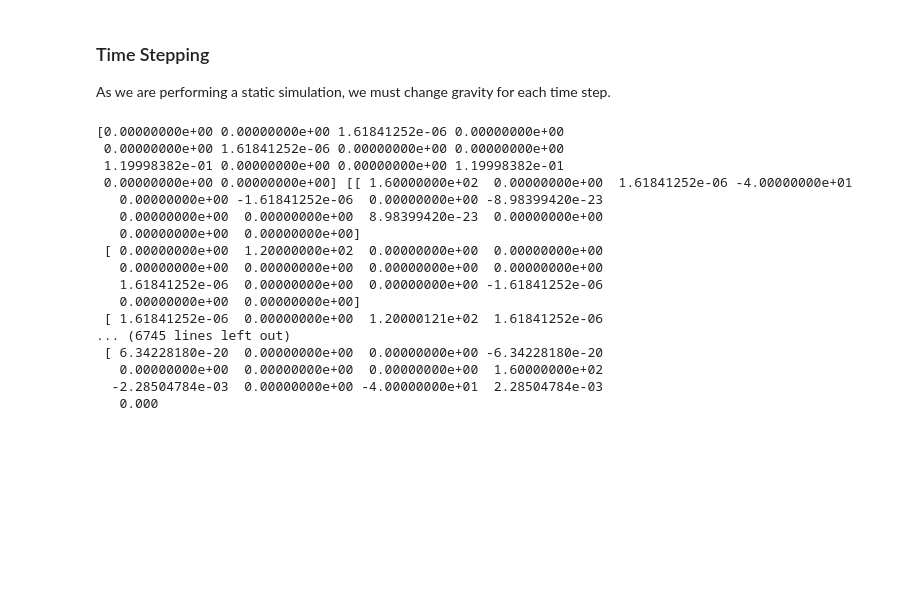
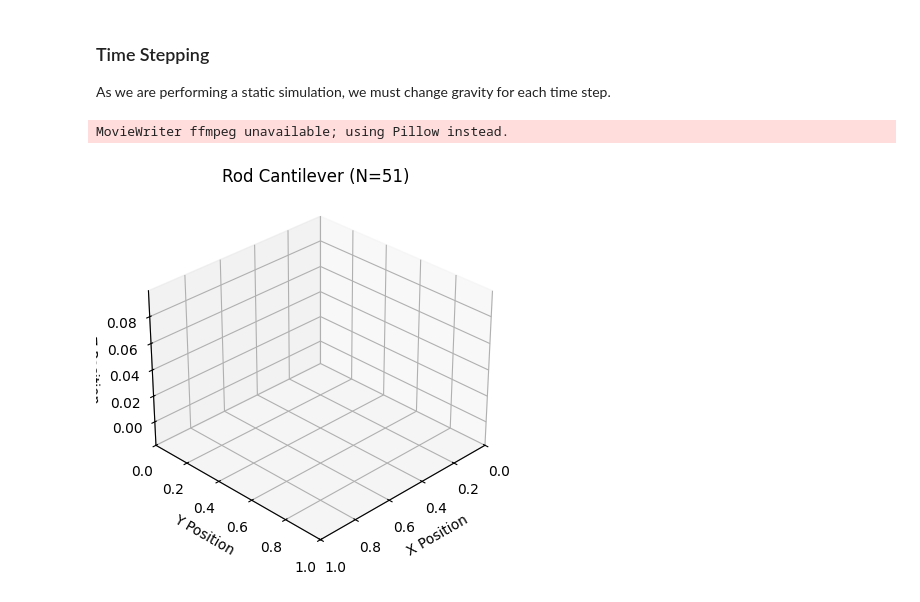
Before and after one commit to StructuresComp/dismech-python, a Jupyter notebook: rod_cantilever_n51.ipynb, the cells around one changed output. Drawn from its saved outputs; the diff is of its cells as text; code cells hidden in the pictures; blank space fills up the shorter version.

```diff
--- a/rod_cantilever_n51.ipynb
+++ b/rod_cantilever_n51.ipynb
@@ -44,10 +44,10 @@ static_2d_sim = dismech.SimParams(static_sim=False,
 
 env = dismech.Environment()
 #env.add_force('gravity', g=np.array([0.0, 0.0, -9.81]))
-env.add_force('selfContact', delta=0.2, h=0.02)
+env.add_force('selfContact', delta=0.005, h=0.02)
 #env.set_static()
 
-geo = dismech.Geometry.from_txt('input.txt')
+geo = dismech.Geometry.from_txt('input2.txt')
 
 robot = dismech.SoftRobot(geom, material, geo, static_2d_sim, env)
 
@@ -64,27 +64,15 @@ stepper = dismech.ImplicitEulerTimeStepper(robot)
 robots = stepper.simulate()
 
 qs = np.stack([robot.state.q for robot in robots])
-# %% [output]
-[0.00000000e+00 0.00000000e+00 1.61841252e-06 0.00000000e+00
- 0.00000000e+00 1.61841252e-06 0.00000000e+00 0.00000000e+00
- 1.19998382e-01 0.00000000e+00 0.00000000e+00 1.19998382e-01
- 0.00000000e+00 0.00000000e+00] [[ 1.60000000e+02  0.00000000e+00  1.61841252e-06 -4.00000000e+01
-   0.00000000e+00 -1.61841252e-06  0.00000000e+00 -8.98399420e-23
-   0.00000000e+00  0.00000000e+00  8.98399420e-23  0.00000000e+00
-   0.00000000e+00  0.00000000e+00]
- [ 0.00000000e+00  1.20000000e+02  0.00000000e+00  0.00000000e+00
-   0.00000000e+00  0.00000000e+00  0.00000000e+00  0.00000000e+00
-   1.61841252e-06  0.00000000e+00  0.00000000e+00 -1.61841252e-06
-   0.00000000e+00  0.00000000e+00]
- [ 1.61841252e-06  0.00000000e+00  1.20000121e+02  1.61841252e-06
-... (6745 lines left out)
- [ 6.34228180e-20  0.00000000e+00  0.00000000e+00 -6.34228180e-20
-   0.00000000e+00  0.00000000e+00  0.00000000e+00  1.60000000e+02
-  -2.28504784e-03  0.00000000e+00 -4.00000000e+01  2.28504784e-03
-   0.000
 # %%
 t = np.arange(robot.sim_params.total_time, step=robot.sim_params.dt)
 options = dismech.AnimationOptions(title='Rod Cantilever (N=51)')
 
 fig = dismech.get_interactive_animation_plotly(robot, t, qs, options)
 fig.show()
+# %%
+ani = dismech.get_animation(robot, t, qs, options)
+ani.save('contact.gif')
+# %% [output]
+MovieWriter ffmpeg unavailable; using Pillow instead.
+[figure, added]
```
